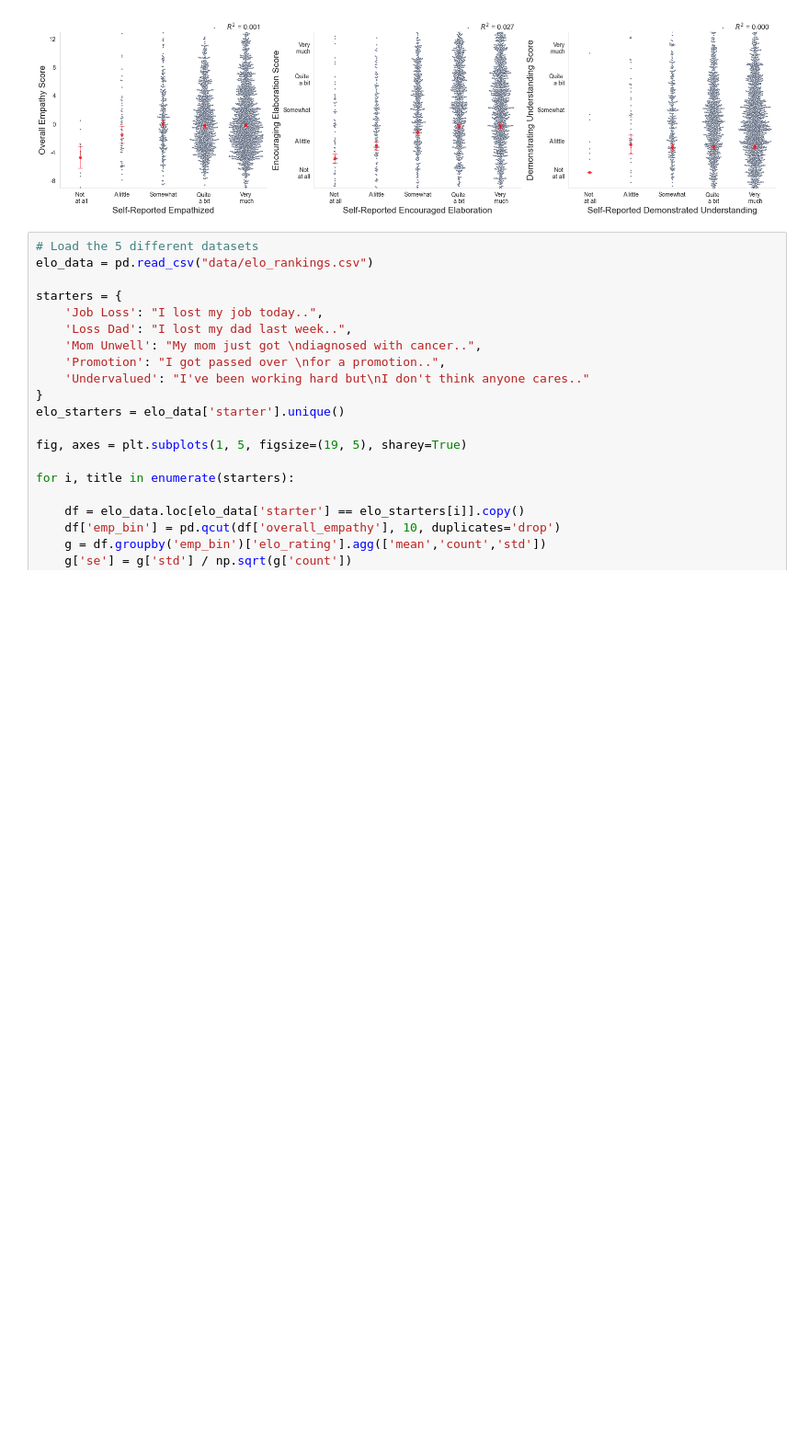
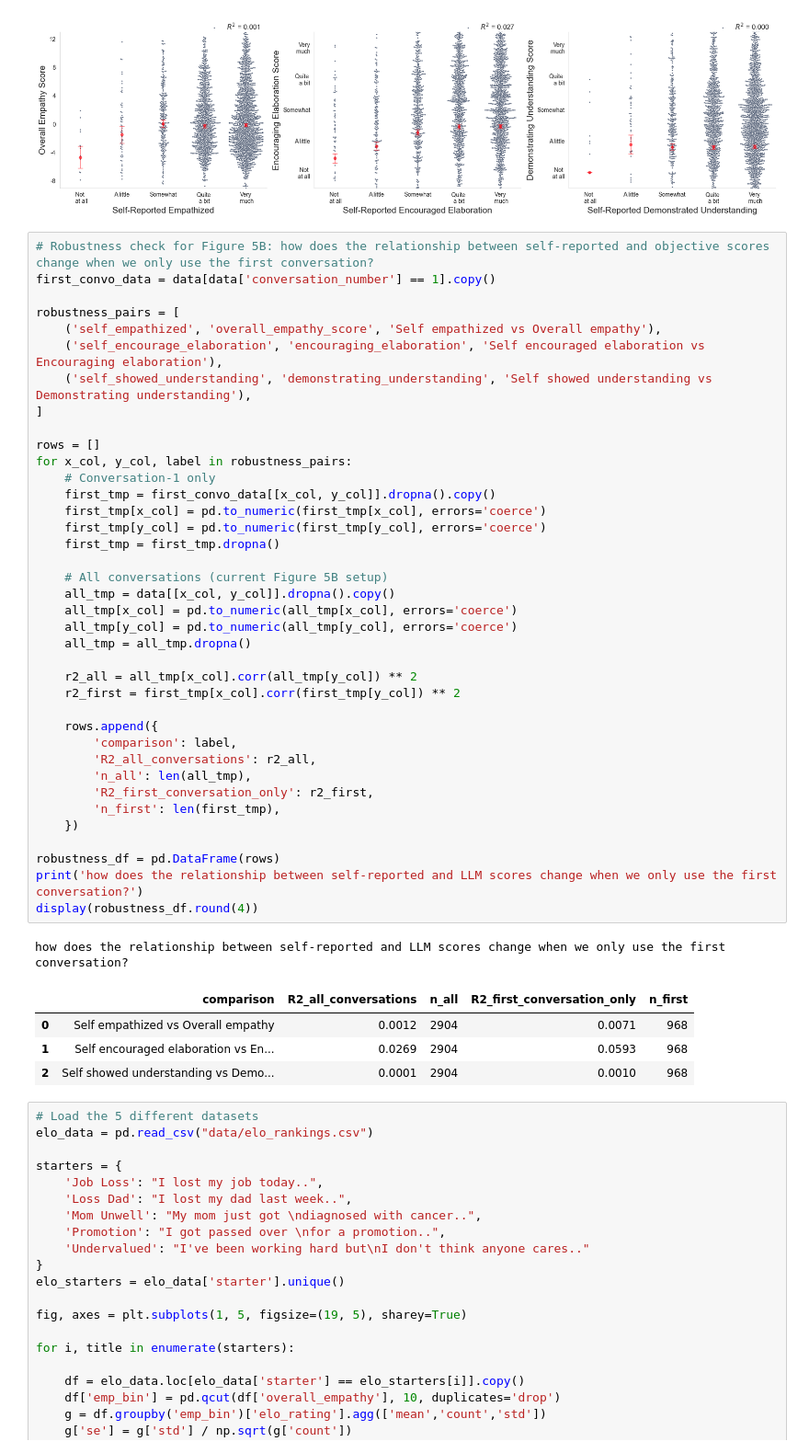
Before and after one commit to aakriti1kumar/replication-data-and-code-practicing-with-llms-cultivates-human-empathic-communication, a Jupyter notebook: analysis.ipynb, the cells around one changed output. Shown at 92% size. Cells and saved outputs as stored; diff of their text form; blank space fills up the shorter version.

```diff
--- a/analysis.ipynb
+++ b/analysis.ipynb
@@ -1562,6 +1554,50 @@ plt.savefig('figures/figure5B.png', dpi=600, bbox_inches='tight')
 plt.show()
 # %% [output]
 [figure]
+# %%
+# Robustness check for Figure 5B: how does the relationship between self-reported and objective scores change when we only use the first conversation?
+first_convo_data = data[data['conversation_number'] == 1].copy()
+
+robustness_pairs = [
+    ('self_empathized', 'overall_empathy_score', 'Self empathized vs Overall empathy'),
+    ('self_encourage_elaboration', 'encouraging_elaboration', 'Self encouraged elaboration vs Encouraging elaboration'),
+    ('self_showed_understanding', 'demonstrating_understanding', 'Self showed understanding vs Demonstrating understanding'),
+]
+
+rows = []
+for x_col, y_col, label in robustness_pairs:
+    # Conversation-1 only
+    first_tmp = first_convo_data[[x_col, y_col]].dropna().copy()
+    first_tmp[x_col] = pd.to_numeric(first_tmp[x_col], errors='coerce')
+    first_tmp[y_col] = pd.to_numeric(first_tmp[y_col], errors='coerce')
+    first_tmp = first_tmp.dropna()
+
+    # All conversations (current Figure 5B setup)
+    all_tmp = data[[x_col, y_col]].dropna().copy()
+    all_tmp[x_col] = pd.to_numeric(all_tmp[x_col], errors='coerce')
+    all_tmp[y_col] = pd.to_numeric(all_tmp[y_col], errors='coerce')
+    all_tmp = all_tmp.dropna()
+
+    r2_all = all_tmp[x_col].corr(all_tmp[y_col]) ** 2
+    r2_first = first_tmp[x_col].corr(first_tmp[y_col]) ** 2
+
+    rows.append({
+        'comparison': label,
+        'R2_all_conversations': r2_all,
+        'n_all': len(all_tmp),
+        'R2_first_conversation_only': r2_first,
+        'n_first': len(first_tmp),
+    })
+
+robustness_df = pd.DataFrame(rows)
+print('how does the relationship between self-reported and LLM scores change when we only use the first conversation?')
+display(robustness_df.round(4))
+# %% [output]
+how does the relationship between self-reported and LLM scores change when we only use the first conversation?
+|  | comparison | R2_all_conversations | n_all | R2_first_conversation_only | n_first |
+| 0 | Self empathized vs Overall empathy | 0.0012 | 2904 | 0.0071 | 968 |
+| 1 | Self encouraged elaboration vs En... | 0.0269 | 2904 | 0.0593 | 968 |
+| 2 | Self showed understanding vs Demo... | 0.0001 | 2904 | 0.0010 | 968 |
 # %%
 # Load the 5 different datasets
 elo_data = pd.read_csv("data/elo_rankings.csv")
```
Also changed, not shown: parts of 9 cells of this notebook.
